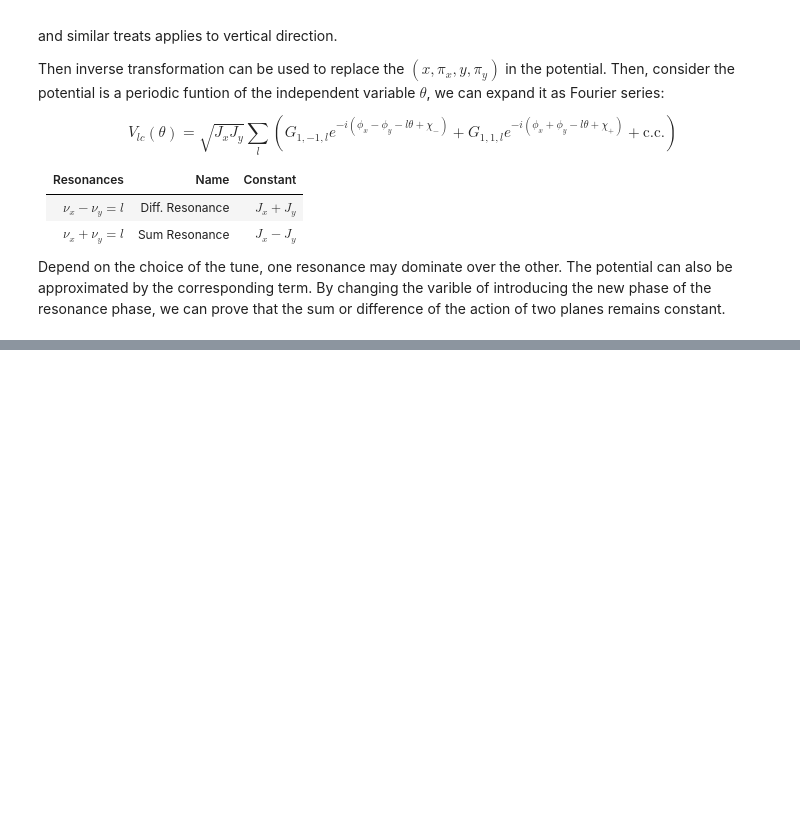
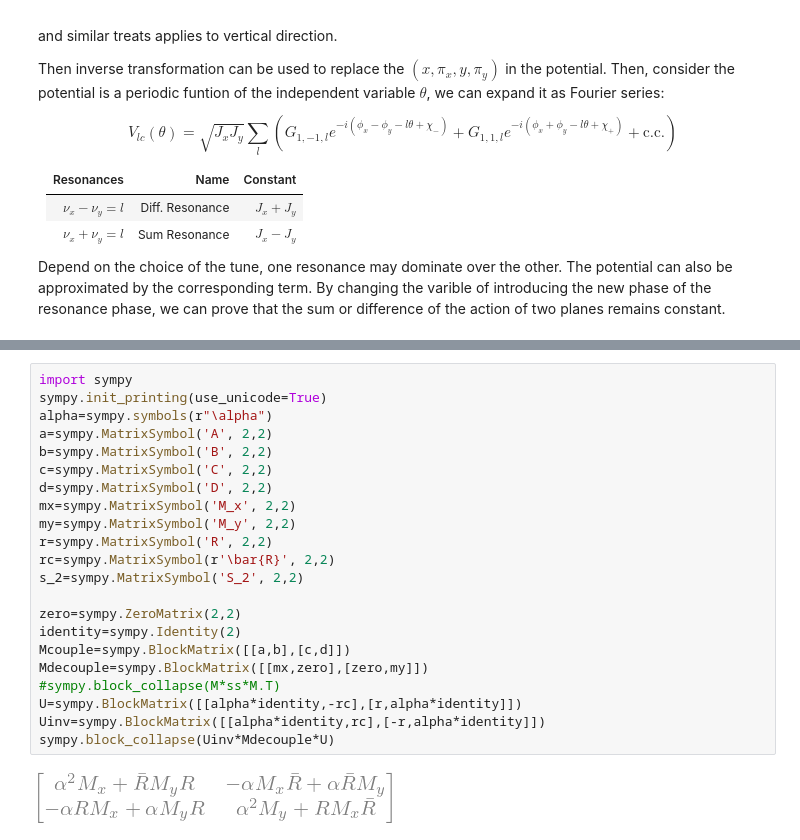
Before and after one commit to yuehao/AP_course_materials, a Jupyter notebook: linear_transverse_coupling/linear_transverse_coupling.ipynb, the cells around one changed output, grey strips where cells are left out. Saved outputs shown, nothing was run; the diff lists cells and outputs as text; blank space fills up the shorter version.

```diff
--- a/linear_transverse_coupling/linear_transverse_coupling.ipynb
+++ b/linear_transverse_coupling/linear_transverse_coupling.ipynb
@@ -258,0 +365,24 @@ for i in range(5):
+# %%
+import sympy
+sympy.init_printing(use_unicode=True)
+alpha=sympy.symbols(r"\alpha")
+a=sympy.MatrixSymbol('A', 2,2)
+b=sympy.MatrixSymbol('B', 2,2)
+c=sympy.MatrixSymbol('C', 2,2)
+d=sympy.MatrixSymbol('D', 2,2)
+mx=sympy.MatrixSymbol('M_x', 2,2)
+my=sympy.MatrixSymbol('M_y', 2,2)
+r=sympy.MatrixSymbol('R', 2,2)
+rc=sympy.MatrixSymbol(r'\bar{R}', 2,2)
+s_2=sympy.MatrixSymbol('S_2', 2,2)
+
+zero=sympy.ZeroMatrix(2,2)
+identity=sympy.Identity(2)
+Mcouple=sympy.BlockMatrix([[a,b],[c,d]])
+Mdecouple=sympy.BlockMatrix([[mx,zero],[zero,my]])
+#sympy.block_collapse(M*ss*M.T)
+U=sympy.BlockMatrix([[alpha*identity,-rc],[r,alpha*identity]])
+Uinv=sympy.BlockMatrix([[alpha*identity,rc],[-r,alpha*identity]])
+sympy.block_collapse(Uinv*Mdecouple*U)
+# %% [output]
+[figure, added]
```
Also changed, not shown: parts of 24 cells of this notebook, 20 other files.
